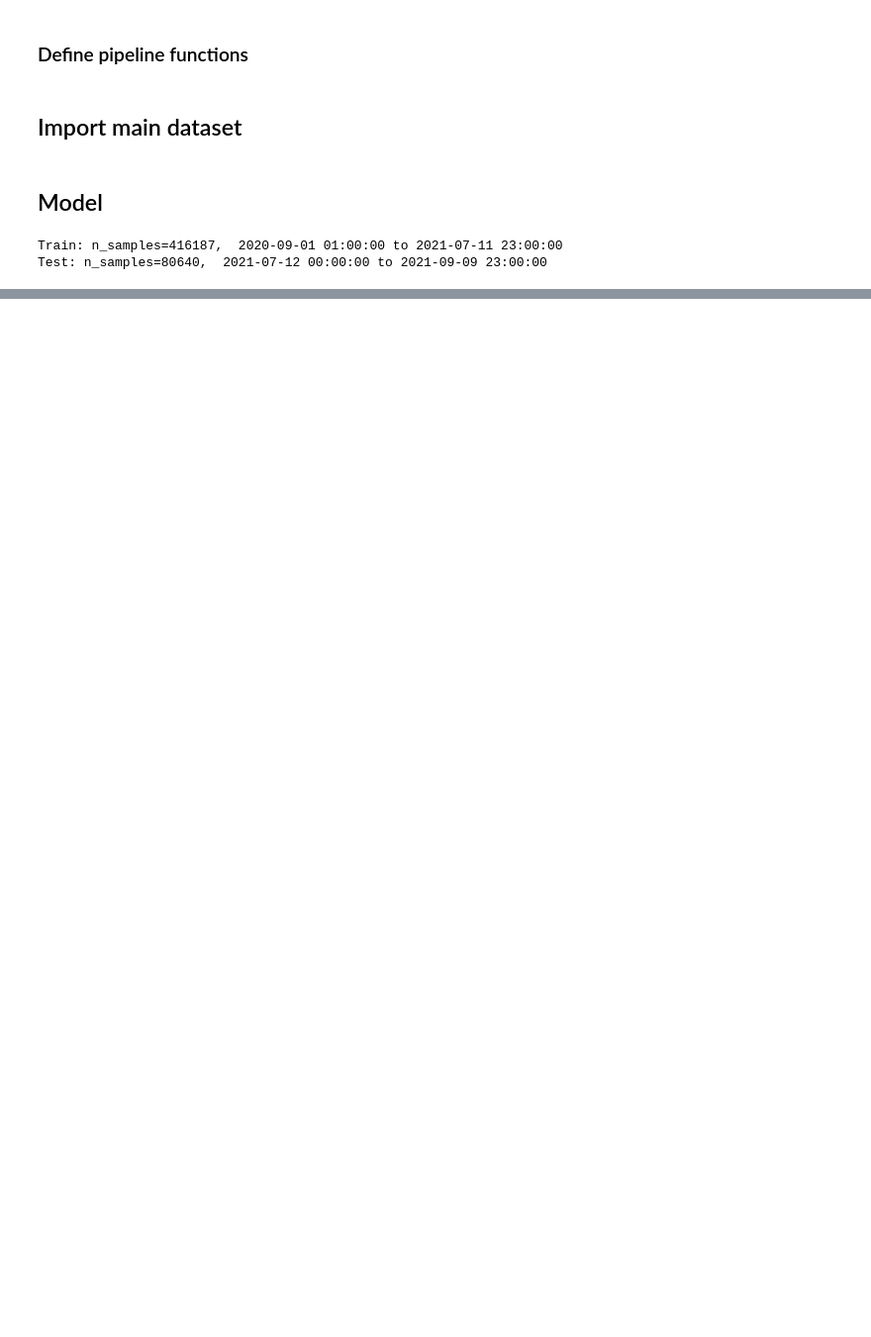
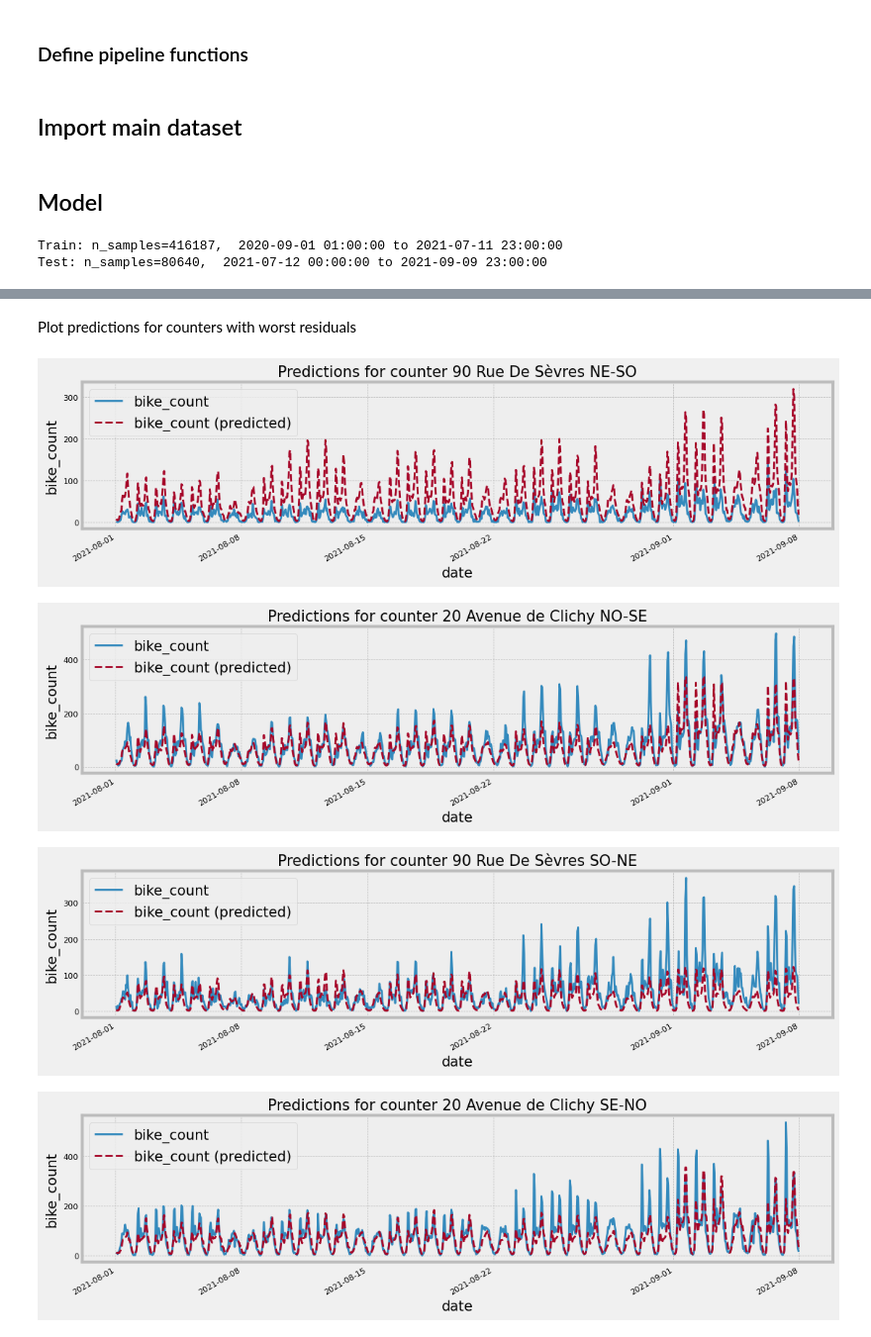
Before and after one commit to nicolamassari/bike_counters_team, a Jupyter notebook: Models/CatBoost.ipynb, the cells around one changed output, grey strips where cells are left out. Shown at 99% size. Drawn from its saved outputs; the diff is of its cells as text; code cells hidden in the pictures; blank space fills up the shorter version.

```diff
--- a/Models/CatBoost.ipynb
+++ b/Models/CatBoost.ipynb
@@ -397,0 +428,22 @@ Test set, RMSE=0.64
+# %%
+rmse_per_counter = []
+
+for c in X_test["counter_name"].unique():
+    # Filter predictions and actual values based on the counter
+    y_hat_counter = y_hat[X_test["counter_name"] == c]
+    y_test_counter = y_test[X_test["counter_name"] == c]
+
+    # Calculate RMSE for the current counter
+    rmse = mean_squared_error(y_test_counter, y_hat_counter, squared=False)
+
+    # Store results in the list
+    rmse_per_counter.append({"Counter": c, "Test set RMSE": rmse})
+
+# Convert the list to a DataFrame
+rmse_per_counter = pd.DataFrame(rmse_per_counter)
+
+# Sort the DataFrame based on the "Counter" column
+rmse_per_counter = rmse_per_counter.sort_values(by="Test set RMSE", ascending=False)
+
+# Print the sorted table
+print(rmse_per_counter)
@@ -397,0 +468,28 @@ Test set, RMSE=0.64
+# %% [markdown]
+Plot predictions for counters with worst residuals
+# %%
+for c in rmse_per_counter["Counter"].iloc[:5]:
+    mask = (
+        (X_test["counter_name"] == c)
+        & (X_test["date"] > pd.to_datetime("2021/08/01"))
+        & (X_test["date"] < pd.to_datetime("2021/09/08"))
+    )
+
+    df_viz = X_test.loc[mask].copy()
+    df_viz["bike_count"] = np.exp(y_test[mask.values]) - 1
+    df_viz["bike_count (predicted)"] = np.exp(pipe.predict(X_test[mask])) - 1
+
+    fig, ax = plt.subplots(figsize=(12, 3))
+
+    df_viz.plot(x="date", y="bike_count", ax=ax)
+    df_viz.plot(x="date", y="bike_count (predicted)", ax=ax, ls="--")
+    ax.set_title(f"Predictions for counter {c}", fontsize=15)
+    ax.set_ylabel("bike_count")
+    plt.xticks(fontsize=8)
+    plt.yticks(fontsize=8)
+    plt.show()
+# %% [output]
+[figure, added]
+[figure, added]
+[figure, added]
+[figure, added]
```
Also changed, not shown: parts of 13 cells of this notebook, 4 other files.
